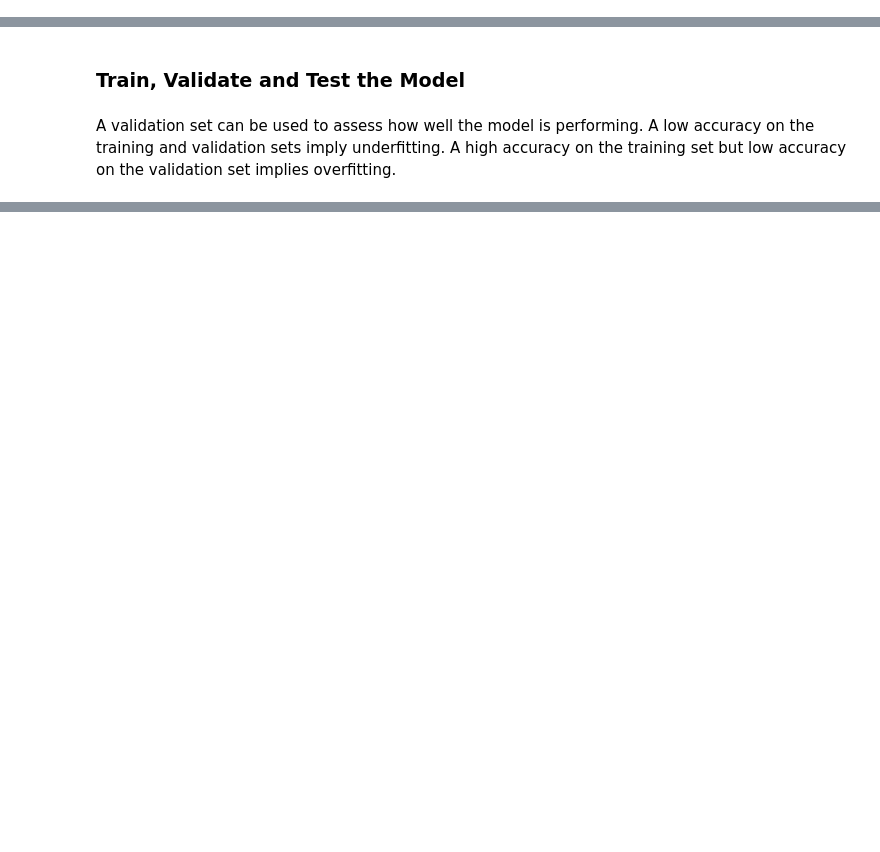
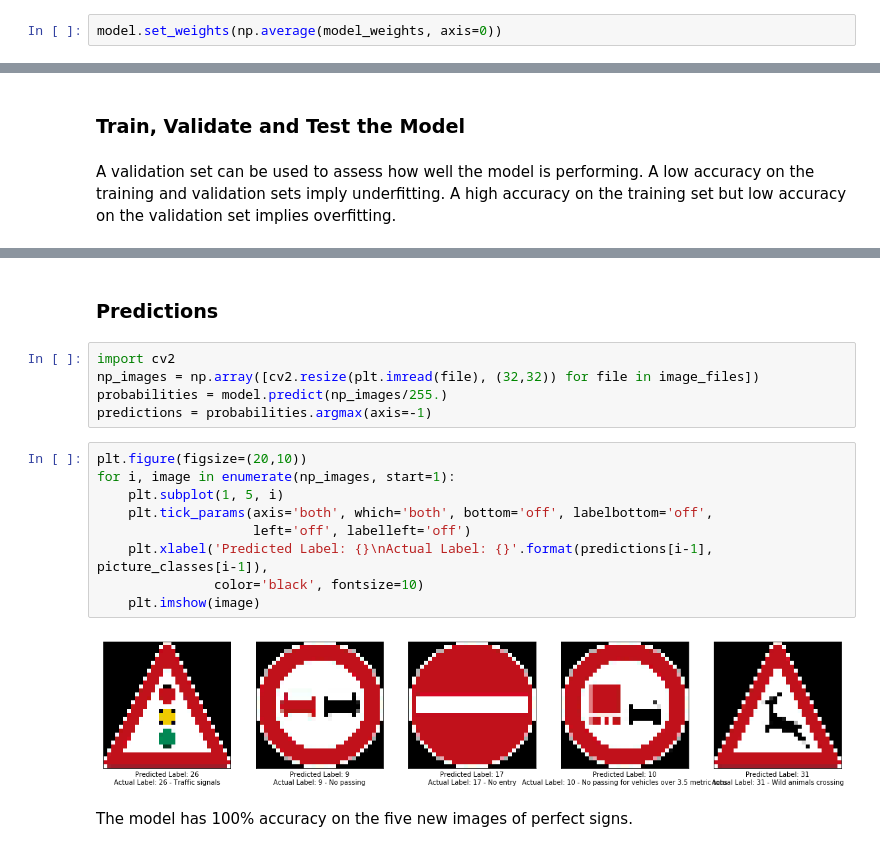
Before and after one commit to brycecf/CarND-Traffic-Sign-Classifier-Project, a Jupyter notebook: Traffic_Sign_Classifier.ipynb, the cells around one changed output, grey strips where cells are left out. Saved outputs shown, nothing was run; the diff lists cells and outputs as text; blank space fills up the shorter version.

```diff
--- a/Traffic_Sign_Classifier.ipynb
+++ b/Traffic_Sign_Classifier.ipynb
@@ -172,0 +174,2 @@ y_one_hot = tf.one_hot(y, depth=n_classes)
+# %%
+model.set_weights(np.average(model_weights, axis=0))
@@ -354,0 +304,20 @@ def outputFeatureMap(image_input, tf_activation, activation_min=-1, activation_m
+# %% [markdown]
+### Predictions
+# %%
+import cv2
+np_images = np.array([cv2.resize(plt.imread(file), (32,32)) for file in image_files])
+probabilities = model.predict(np_images/255.)
+predictions = probabilities.argmax(axis=-1)
+# %%
+plt.figure(figsize=(20,10))
+for i, image in enumerate(np_images, start=1):
+    plt.subplot(1, 5, i)
+    plt.tick_params(axis='both', which='both', bottom='off', labelbottom='off',
+                    left='off', labelleft='off')
+    plt.xlabel('Predicted Label: {}\nActual Label: {}'.format(predictions[i-1], picture_classes[i-1]),
+               color='black', fontsize=10)
+    plt.imshow(image)
+# %% [output]
+[figure, added]
+# %% [markdown]
+The model has 100% accuracy on the five new images of perfect signs.
```
Also changed, not shown: parts of 51 cells of this notebook, 23 other files.
